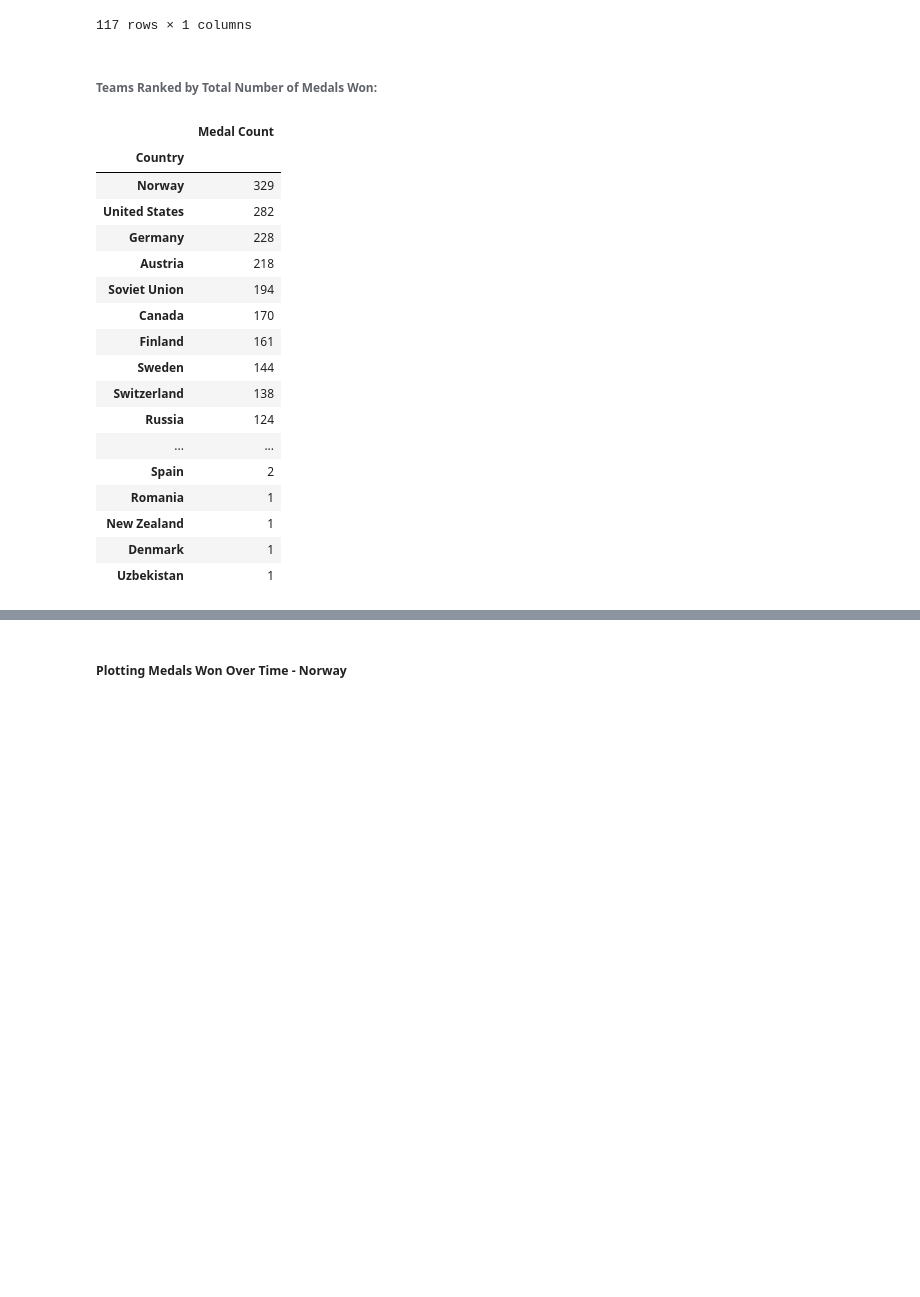
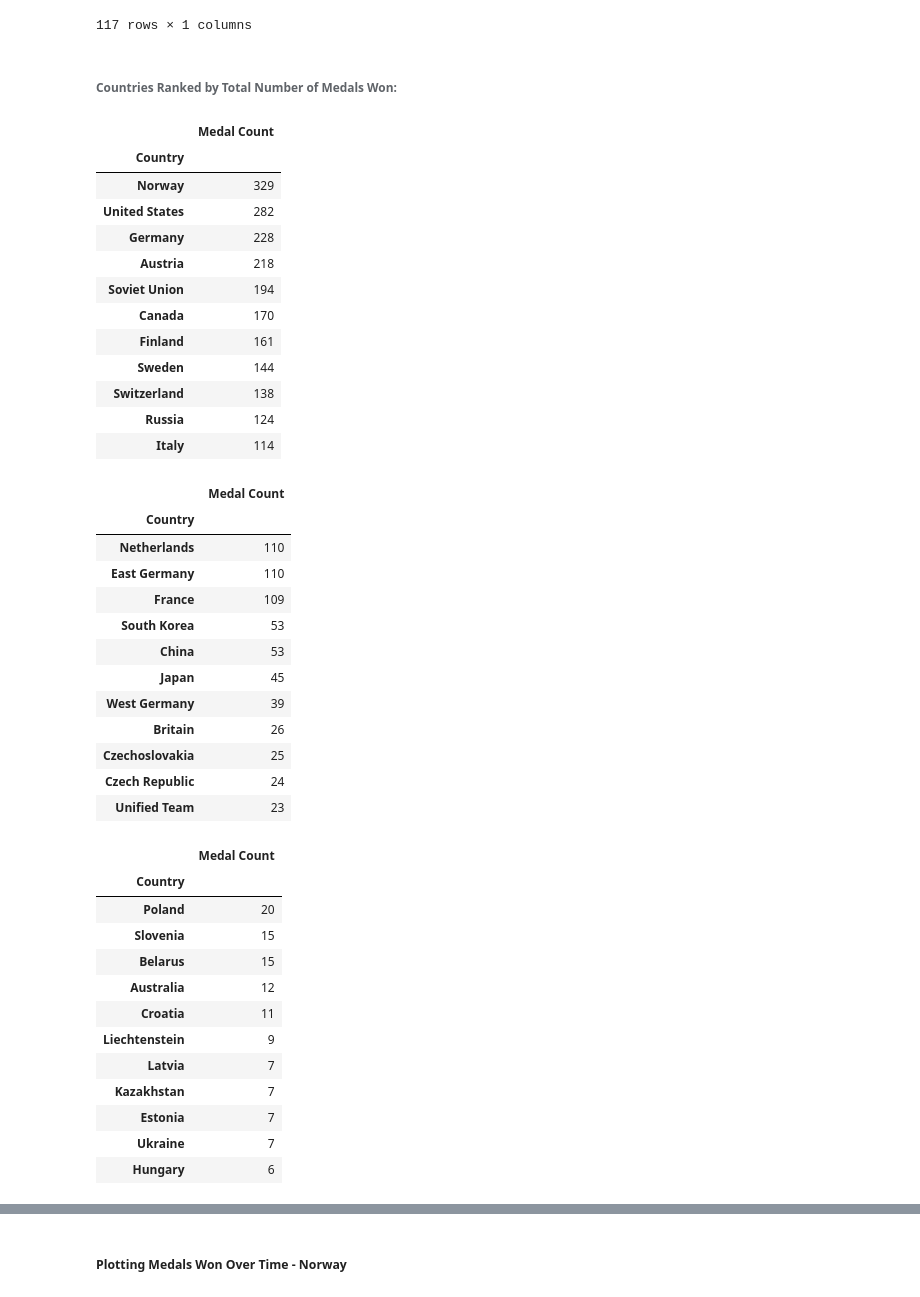
Before and after one commit to BEthanPowerfuls90/DSCI235_Project, a Jupyter notebook: FinalProject.ipynb, the cells around one changed output, grey strips where cells are left out. Drawn from its saved outputs; the diff is of its cells as text; code cells hidden in the pictures; blank space fills up the shorter version.

```diff
--- a/FinalProject.ipynb
+++ b/FinalProject.ipynb
@@ -65,26 +86,53 @@ tot_med
 |  | silver | 3 |
 117 rows × 1 columns
 # %% [markdown]
-###### Teams Ranked by Total Number of Medals Won:
+###### Countries Ranked by Total Number of Medals Won:
 # %%
 med_rank = tot_med.groupby(['Country']).sum().sort_values(by = 'Medal Count', ascending = False)
-med_rank
+
+med_rank_1 = med_rank.iloc[0:11].style.set_table_attributes("style='display:inline'")
+med_rank_2 = med_rank.iloc[11:22].style.set_table_attributes("style='display:inline'")
+med_rank_3 = med_rank.iloc[22:33].style.set_table_attributes("style='display:inline'")
+med_rank_4 = med_rank.iloc[33:44].style.set_table_attributes("style='display:inline'")
+
+display_html(med_rank_1._repr_html_() + med_rank_2._repr_html_() + med_rank_3._repr_html_() + med_rank_4._repr_html_(), raw=True)
 # %% [output]
 |  | Medal Count |
 | Country |  |
 | Norway | 329 |
 | United States | 282 |
 | Germany | 228 |
 | Austria | 218 |
 | Soviet Union | 194 |
 | Canada | 170 |
 | Finland | 161 |
 | Sweden | 144 |
 | Switzerland | 138 |
 | Russia | 124 |
-| ... | ... |
-| Spain | 2 |
-| Romania | 1 |
-| New Zealand | 1 |
-| Denmark | 1 |
-| Uzbekistan | 1 |
+| Italy | 114 |
+|  | Medal Count |
+| Country |  |
+| Netherlands | 110 |
+| East Germany | 110 |
+| France | 109 |
+| South Korea | 53 |
+| China | 53 |
+| Japan | 45 |
+| West Germany | 39 |
+| Britain | 26 |
+| Czechoslovakia | 25 |
+| Czech Republic | 24 |
+| Unified Team | 23 |
+|  | Medal Count |
+| Country |  |
+| Poland | 20 |
+| Slovenia | 15 |
+| Belarus | 15 |
+| Australia | 12 |
+| Croatia | 11 |
+| Liechtenstein | 9 |
+| Latvia | 7 |
+| Kazakhstan | 7 |
+| Estonia | 7 |
+| Ukraine | 7 |
+| Hungary | 6 |
```
Also changed, not shown: parts of 75 cells of this notebook.
